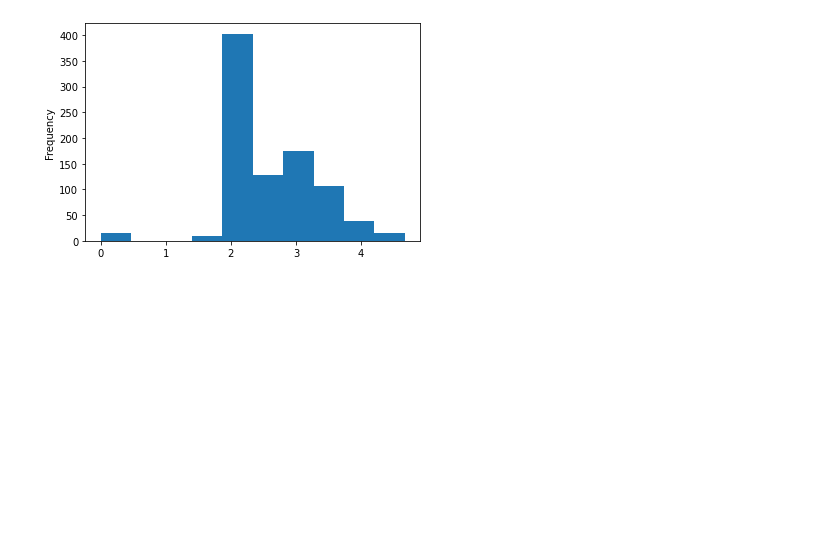
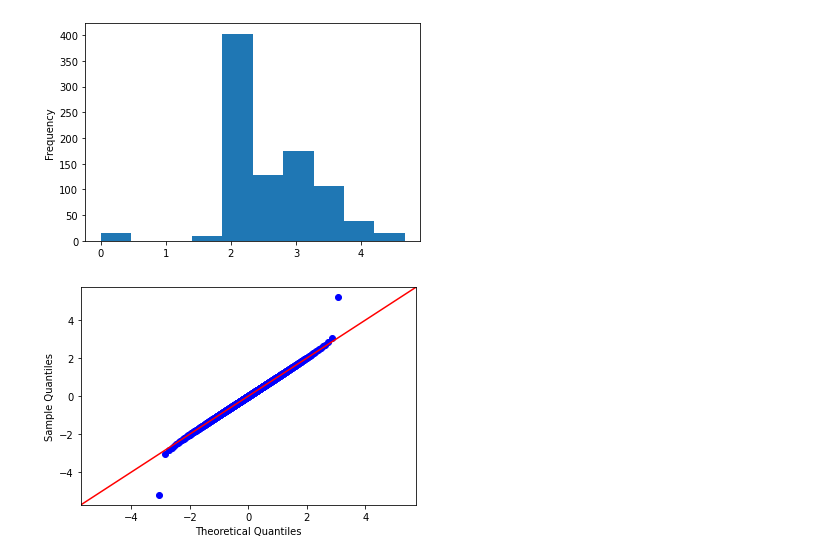
Before and after one commit to SOWMIYA2003/EX-06-Feature-Transformation, a Jupyter notebook: titanic.ipynb, the cells around one changed output. Drawn from its saved outputs; the diff is of its cells as text; code cells hidden in the pictures; blank space fills up the shorter version.

```diff
--- a/titanic.ipynb
+++ b/titanic.ipynb
@@ -524,3 +524,11 @@ df7["yf_Fare"].plot(kind = 'hist')
 # %% [output]
 <AxesSubplot:ylabel='Frequency'>
 [figure]
+# %%
+from sklearn.preprocessing import QuantileTransformer
+qt=QuantileTransformer(output_distribution = 'normal')
+df2["PassengerId"]=pd.DataFrame(qt.fit_transform(df2[["PassengerId"]]))
+sm.qqplot(df2["PassengerId"],line='45')
+plt.show()
+# %% [output]
+[figure, added]
```
Also changed, not shown: parts of 9 cells of this notebook, 11 other files.
